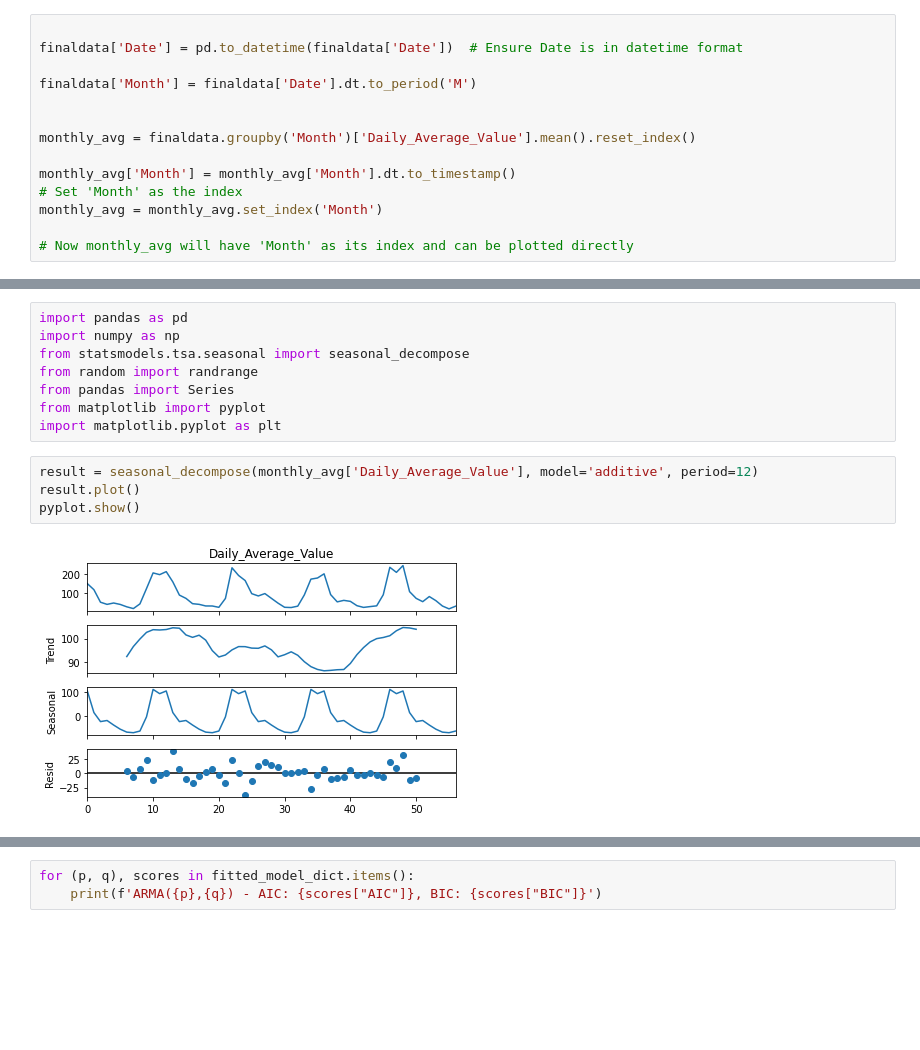
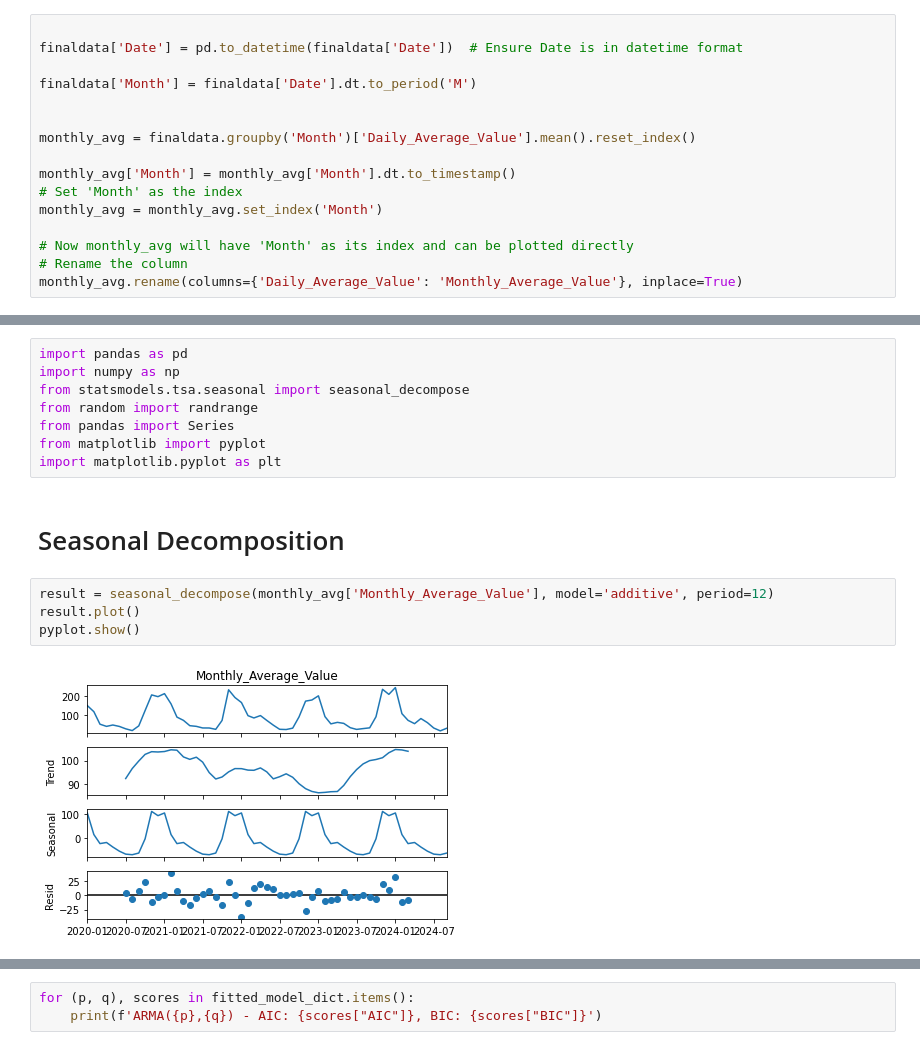
Before and after one commit to Shubham1193/Diwali-pollution-forcasting, a Jupyter notebook: timeseries.ipynb, the cells around one changed output, grey strips where cells are left out. Cells and saved outputs as stored; diff of their text form; blank space fills up the shorter version.

```diff
--- a/timeseries.ipynb
+++ b/timeseries.ipynb
@@ -312,6 +312,8 @@ monthly_avg['Month'] = monthly_avg['Month'].dt.to_timestamp()
 monthly_avg = monthly_avg.set_index('Month')
 
 # Now monthly_avg will have 'Month' as its index and can be plotted directly
+# Rename the column
+monthly_avg.rename(columns={'Daily_Average_Value': 'Monthly_Average_Value'}, inplace=True)
 # %%
 monthly_avg.head()
 # %% [output]
@@ -358,10 +362,12 @@ from random import randrange
 from pandas import Series
 from matplotlib import pyplot
 import matplotlib.pyplot as plt
+# %% [markdown]
+# Seasonal Decomposition
 # %%
-result = seasonal_decompose(monthly_avg['Daily_Average_Value'], model='additive', period=12)
+result = seasonal_decompose(monthly_avg['Monthly_Average_Value'], model='additive', period=12)
 result.plot()
 pyplot.show()
 # %% [output]
-[figure, old version]
+[figure, new version]
 # %%
```
Also changed, not shown: parts of 20 cells of this notebook.
